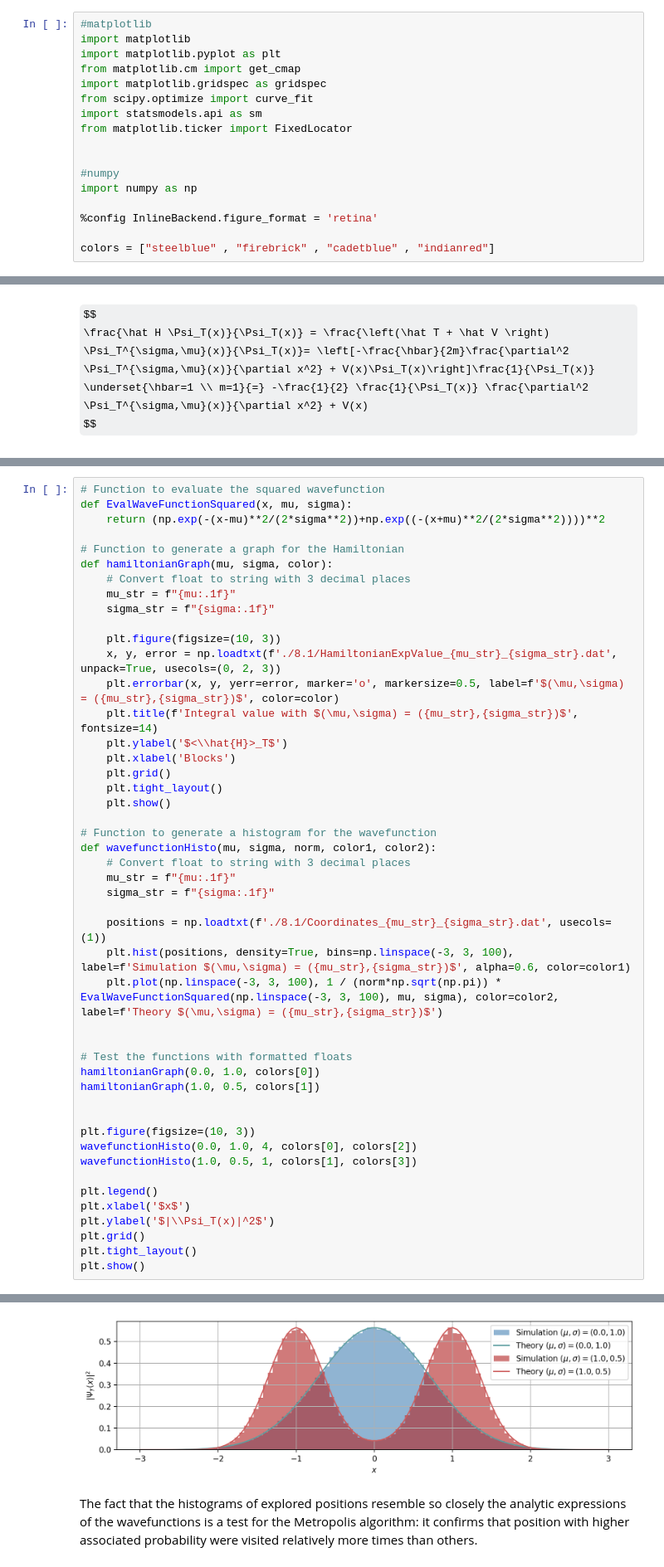
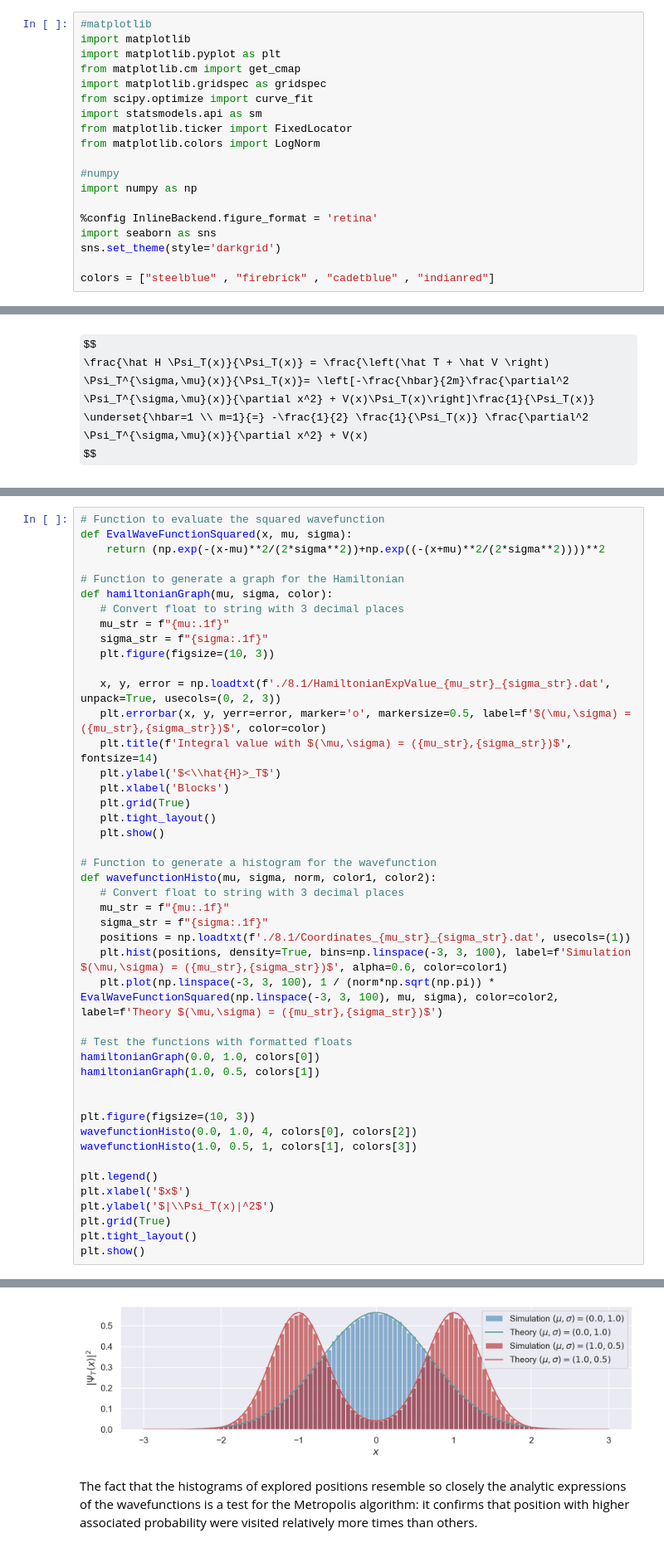
Before and after one commit to tommasoperitoree/Numerical_Simulation_Laboratory, a Jupyter notebook: LSN_08/LSN_08.ipynb, the cells around one changed output, grey strips where cells are left out. Shown at 83% size. Saved outputs shown, nothing was run; the diff lists cells and outputs as text; some formulas as TeX source.

```diff
--- a/LSN_08/LSN_08.ipynb
+++ b/LSN_08/LSN_08.ipynb
@@ -9,12 +9,14 @@ import matplotlib.gridspec as gridspec
 from scipy.optimize import curve_fit
 import statsmodels.api as sm
 from matplotlib.ticker import FixedLocator
-
+from matplotlib.colors import LogNorm
 
 #numpy
 import numpy as np
 
 %config InlineBackend.figure_format = 'retina'
+import seaborn as sns
+sns.set_theme(style='darkgrid')
 
 colors = ["steelblue" , "firebrick" , "cadetblue" , "indianred"]
 # %% [markdown]
@@ -119,30 +121,28 @@ def EvalWaveFunctionSquared(x, mu, sigma):
 
 # Function to generate a graph for the Hamiltonian
 def hamiltonianGraph(mu, sigma, color):
-    # Convert float to string with 3 decimal places
-    mu_str = f"{mu:.1f}"
-    sigma_str = f"{sigma:.1f}"
+   # Convert float to string with 3 decimal places
+   mu_str = f"{mu:.1f}"
+   sigma_str = f"{sigma:.1f}"
+   plt.figure(figsize=(10, 3))
 
-    plt.figure(figsize=(10, 3))
-    x, y, error = np.loadtxt(f'./8.1/HamiltonianExpValue_{mu_str}_{sigma_str}.dat', unpack=True, usecols=(0, 2, 3))
-    plt.errorbar(x, y, yerr=error, marker='o', markersize=0.5, label=f'$(\mu,\sigma) = ({mu_str},{sigma_str})$', color=color)
-    plt.title(f'Integral value with $(\mu,\sigma) = ({mu_str},{sigma_str})$', fontsize=14)
-    plt.ylabel('$<\\hat{H}>_T$')
-    plt.xlabel('Blocks')
-    plt.grid()
-    plt.tight_layout()
-    plt.show()
+   x, y, error = np.loadtxt(f'./8.1/HamiltonianExpValue_{mu_str}_{sigma_str}.dat', unpack=True, usecols=(0, 2, 3))
+   plt.errorbar(x, y, yerr=error, marker='o', markersize=0.5, label=f'$(\mu,\sigma) = ({mu_str},{sigma_str})$', color=color)
+   plt.title(f'Integral value with $(\mu,\sigma) = ({mu_str},{sigma_str})$', fontsize=14)
+   plt.ylabel('$<\\hat{H}>_T$')
+   plt.xlabel('Blocks')
+   plt.grid(True)
+   plt.tight_layout()
+   plt.show()
 
 # Function to generate a histogram for the wavefunction
 def wavefunctionHisto(mu, sigma, norm, color1, color2):
-    # Convert float to string with 3 decimal places
-    mu_str = f"{mu:.1f}"
-    sigma_str = f"{sigma:.1f}"
-
-    positions = np.loadtxt(f'./8.1/Coordinates_{mu_str}_{sigma_str}.dat', usecols=(1))
-    plt.hist(positions, density=True, bins=np.linspace(-3, 3, 100), label=f'Simulation $(\mu,\sigma) = ({mu_str},{sigma_str})$', alpha=0.6, color=color1)
-    plt.plot(np.linspace(-3, 3, 100), 1 / (norm*np.sqrt(np.pi)) * EvalWaveFunctionSquared(np.linspace(-3, 3, 100), mu, sigma), color=color2, label=f'Theory $(\mu,\sigma) = ({mu_str},{sigma_str})$')
-
+   # Convert float to string with 3 decimal places
+   mu_str = f"{mu:.1f}"
+   sigma_str = f"{sigma:.1f}"
+   positions = np.loadtxt(f'./8.1/Coordinates_{mu_str}_{sigma_str}.dat', usecols=(1))
+   plt.hist(positions, density=True, bins=np.linspace(-3, 3, 100), label=f'Simulation $(\mu,\sigma) = ({mu_str},{sigma_str})$', alpha=0.6, color=color1)
+   plt.plot(np.linspace(-3, 3, 100), 1 / (norm*np.sqrt(np.pi)) * EvalWaveFunctionSquared(np.linspace(-3, 3, 100), mu, sigma), color=color2, label=f'Theory $(\mu,\sigma) = ({mu_str},{sigma_str})$')
 
 # Test the functions with formatted floats
 hamiltonianGraph(0.0, 1.0, colors[0])
@@ -156,7 +156,7 @@ wavefunctionHisto(1.0, 0.5, 1, colors[1], colors[3])
 plt.legend()
 plt.xlabel('$x$')
 plt.ylabel('$|\\Psi_T(x)|^2$')
-plt.grid()
+plt.grid(True)
 plt.tight_layout()
 plt.show()
 # %% [output]
@@ -165,4 +165,4 @@ plt.show()
-[figure, old version]
+[figure, new version]
 # %% [markdown]
 The fact that the histograms of explored positions resemble so closely the analytic expressions of the wavefunctions is a test for the Metropolis algorithm: it confirms that position with higher associated probability were visited relatively more times than others.
 # %% [markdown]
```
Also changed, not shown: parts of 7 cells of this notebook.
